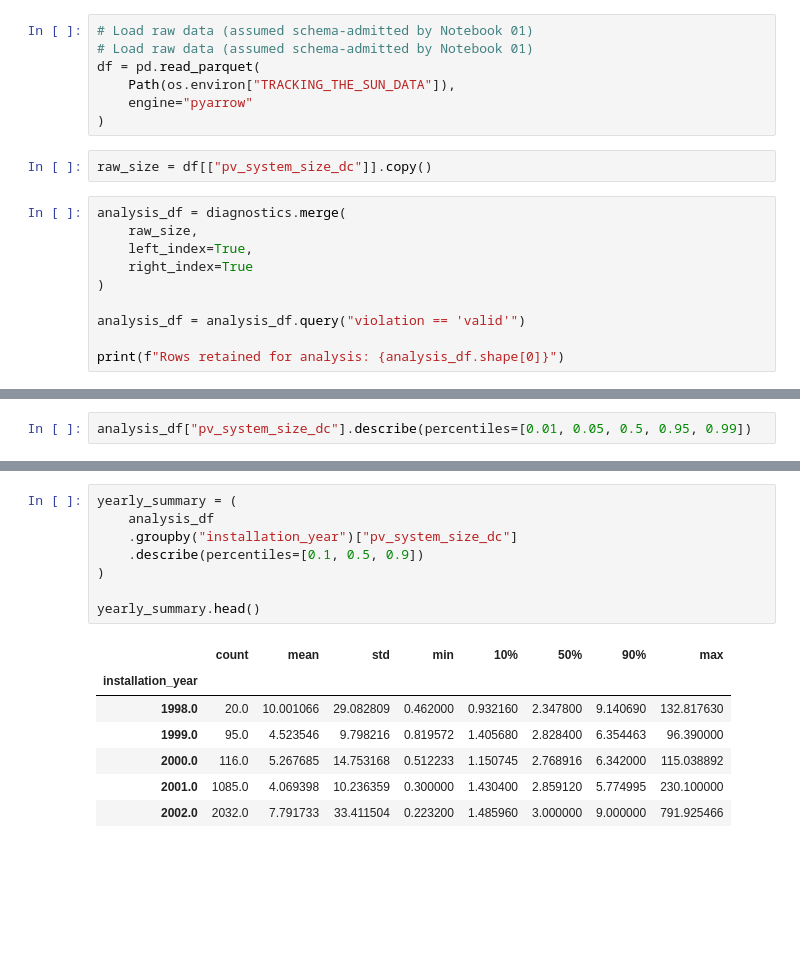
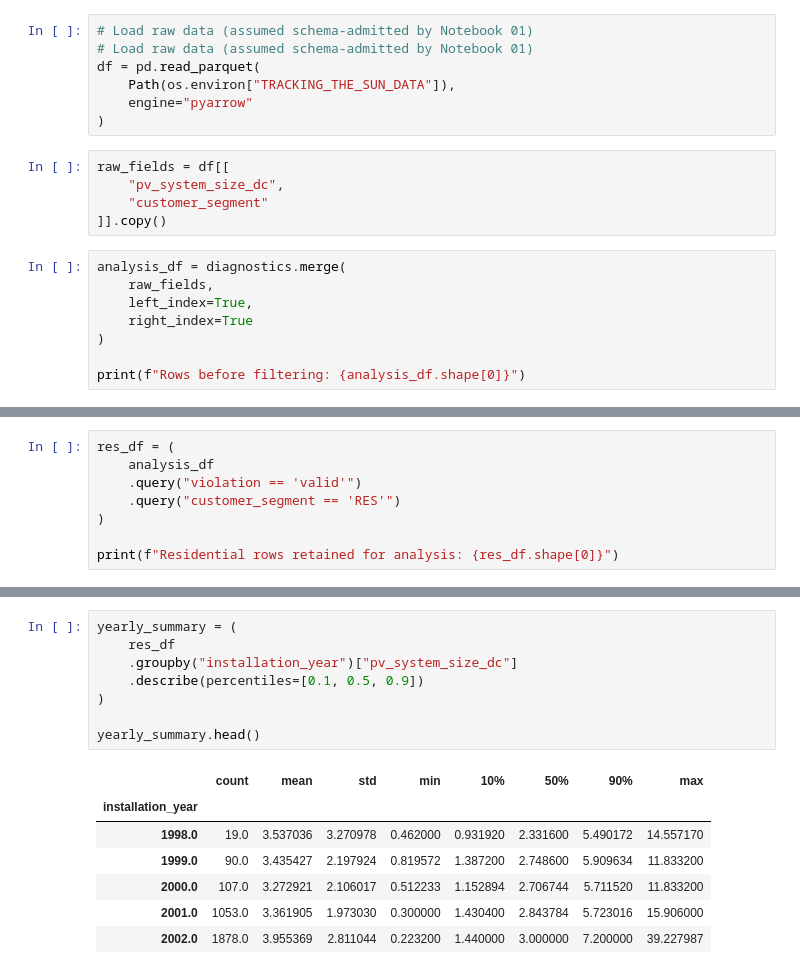
Before and after one commit to AsmaaELBorki/02_tts_baselines, a Jupyter notebook: notebooks/02_size_distributions_and_baselines.ipynb, the cells around one changed output, grey strips where cells are left out. Cells and saved outputs as stored; diff of their text form; blank space fills up the shorter version.

```diff
--- a/notebooks/02_size_distributions_and_baselines.ipynb
+++ b/notebooks/02_size_distributions_and_baselines.ipynb
@@ -62,15 +68,16 @@ df = pd.read_parquet(
     engine="pyarrow"
 )
 # %%
-raw_size = df[["pv_system_size_dc"]].copy()
+raw_fields = df[[
+    "pv_system_size_dc",
+    "customer_segment"
+]].copy()
 # %%
 analysis_df = diagnostics.merge(
-    raw_size,
+    raw_fields,
     left_index=True,
     right_index=True
 )
 
-analysis_df = analysis_df.query("violation == 'valid'")
-
-print(f"Rows retained for analysis: {analysis_df.shape[0]}")
+print(f"Rows before filtering: {analysis_df.shape[0]}")
 # %% [output]
@@ -78,3 +85,9 @@ Rows retained for analysis: 1920983
 # %%
-analysis_df["pv_system_size_dc"].describe(percentiles=[0.01, 0.05, 0.5, 0.95, 0.99])
+res_df = (
+    analysis_df
+    .query("violation == 'valid'")
+    .query("customer_segment == 'RES'")
+)
+
+print(f"Residential rows retained for analysis: {res_df.shape[0]}")
 # %% [output]
@@ -92,16 +111,16 @@ Name: pv_system_size_dc, dtype: float64
 # %%
 yearly_summary = (
-    analysis_df
+    res_df
     .groupby("installation_year")["pv_system_size_dc"]
     .describe(percentiles=[0.1, 0.5, 0.9])
 )
 
 yearly_summary.head()
 # %% [output]
 |  | count | mean | std | min | 10% | 50% | 90% | max |
 | installation_year |  |  |  |  |  |  |  |  |
-| 1998.0 | 20.0 | 10.001066 | 29.082809 | 0.462000 | 0.932160 | 2.347800 | 9.140690 | 132.817630 |
-| 1999.0 | 95.0 | 4.523546 | 9.798216 | 0.819572 | 1.405680 | 2.828400 | 6.354463 | 96.390000 |
-| 2000.0 | 116.0 | 5.267685 | 14.753168 | 0.512233 | 1.150745 | 2.768916 | 6.342000 | 115.038892 |
-| 2001.0 | 1085.0 | 4.069398 | 10.236359 | 0.300000 | 1.430400 | 2.859120 | 5.774995 | 230.100000 |
-| 2002.0 | 2032.0 | 7.791733 | 33.411504 | 0.223200 | 1.485960 | 3.000000 | 9.000000 | 791.925466 |
+| 1998.0 | 19.0 | 3.537036 | 3.270978 | 0.462000 | 0.931920 | 2.331600 | 5.490172 | 14.557170 |
+| 1999.0 | 90.0 | 3.435427 | 2.197924 | 0.819572 | 1.387200 | 2.748600 | 5.909634 | 11.833200 |
+| 2000.0 | 107.0 | 3.272921 | 2.106017 | 0.512233 | 1.152894 | 2.706744 | 5.711520 | 11.833200 |
+| 2001.0 | 1053.0 | 3.361905 | 1.973030 | 0.300000 | 1.430400 | 2.843784 | 5.723016 | 15.906000 |
+| 2002.0 | 1878.0 | 3.955369 | 2.811044 | 0.223200 | 1.440000 | 3.000000 | 7.200000 | 39.227987 |
```
Also changed, not shown: parts of 17 cells of this notebook, 1 other file.
